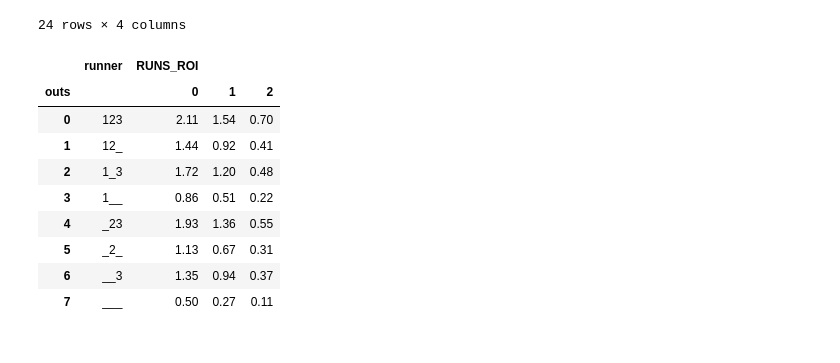
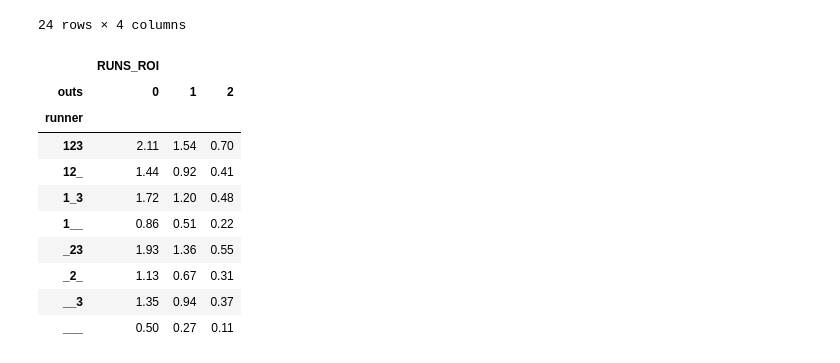
Before and after one commit to Shinichi-Nakagawa/baseball-run-expectancy, a Jupyter notebook: sample_run_expectancy.ipynb, the cells around one changed output. Cells and saved outputs as stored; diff of their text form; code cells hidden in the pictures.

```diff
--- a/sample_run_expectancy.ipynb
+++ b/sample_run_expectancy.ipynb
@@ -374,16 +374,17 @@ df_run_ex
 del df_run_ex['STATE']
 # %%
 # 表示用のDataFrameを作って完成
-df_view = pd.pivot_table(df_run_ex, index='runner', columns='outs').reset_index()
+df_view = pd.pivot_table(df_run_ex, index='runner', columns='outs')
 df_view
 # %% [output]
-|  | runner | RUNS_ROI |  |  |
-| outs |  | 0 | 1 | 2 |
-| 0 | 123 | 2.11 | 1.54 | 0.70 |
-| 1 | 12_ | 1.44 | 0.92 | 0.41 |
-| 2 | 1_3 | 1.72 | 1.20 | 0.48 |
-| 3 | 1__ | 0.86 | 0.51 | 0.22 |
-| 4 | _23 | 1.93 | 1.36 | 0.55 |
-| 5 | _2_ | 1.13 | 0.67 | 0.31 |
-| 6 | __3 | 1.35 | 0.94 | 0.37 |
-| 7 | ___ | 0.50 | 0.27 | 0.11 |
+|  | RUNS_ROI |  |  |
+| outs | 0 | 1 | 2 |
+| runner |  |  |  |
+| 123 | 2.11 | 1.54 | 0.70 |
+| 12_ | 1.44 | 0.92 | 0.41 |
+| 1_3 | 1.72 | 1.20 | 0.48 |
+| 1__ | 0.86 | 0.51 | 0.22 |
+| _23 | 1.93 | 1.36 | 0.55 |
+| _2_ | 1.13 | 0.67 | 0.31 |
+| __3 | 1.35 | 0.94 | 0.37 |
+| ___ | 0.50 | 0.27 | 0.11 |
```
Also changed, not shown: parts of 3 cells of this notebook, 5 other files.
